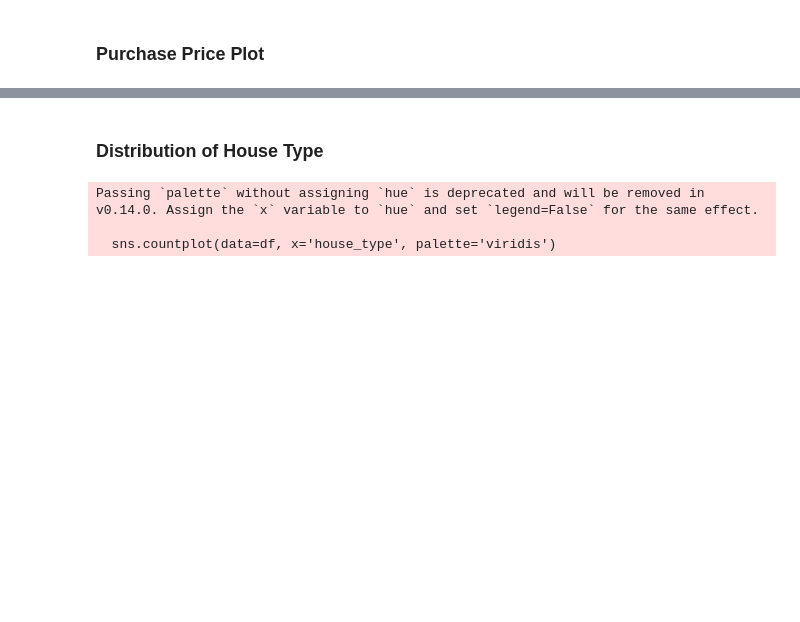
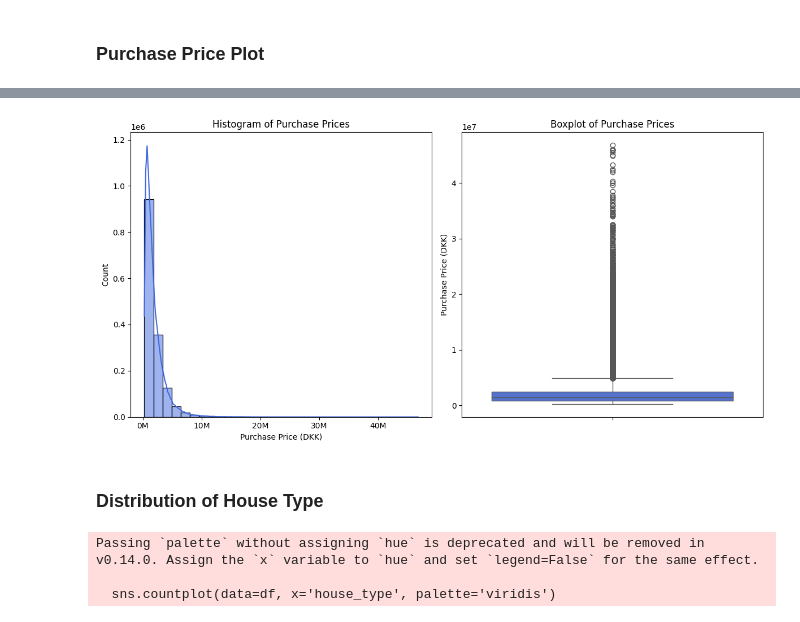
Before and after one commit to BPMRohde/AML, a Jupyter notebook: plots.ipynb, the cells around one changed output, grey strips where cells are left out. Cells and saved outputs as stored; diff of their text form; code cells hidden in the pictures; blank space fills up the shorter version.

```diff
--- a/plots.ipynb
+++ b/plots.ipynb
@@ -32,3 +39,25 @@ plt.show()
+# %%
+plt.figure(figsize=(12, 6))
+plt.subplot(1, 2, 1)
+sns.histplot(df['purchase_price'], bins=30, kde=True, color='royalblue')
+plt.title('Histogram of Purchase Prices', fontsize=12)
+plt.xlabel('Purchase Price (DKK)', fontsize=10)
+
+plt.subplot(1, 2, 2)
+sns.boxplot(y=df['purchase_price'], color='royalblue')
+plt.title('Boxplot of Purchase Prices', fontsize=12)
+plt.ylabel('Purchase Price (DKK)', fontsize=10)
+
+# Formater x-aksen på histogrammet
+def millions(x, pos):
+    return f'{x/1e6:.0f}M'
+formatter = FuncFormatter(millions)
+plt.subplot(1, 2, 1).xaxis.set_major_formatter(formatter)
+
+plt.tight_layout()
+plt.show()
+# %% [output]
+[figure, added]
 # %% [markdown]
 ### Distribution of House Type
 # %%
```
Also changed, not shown: parts of 2 cells of this notebook, 1 other file.
